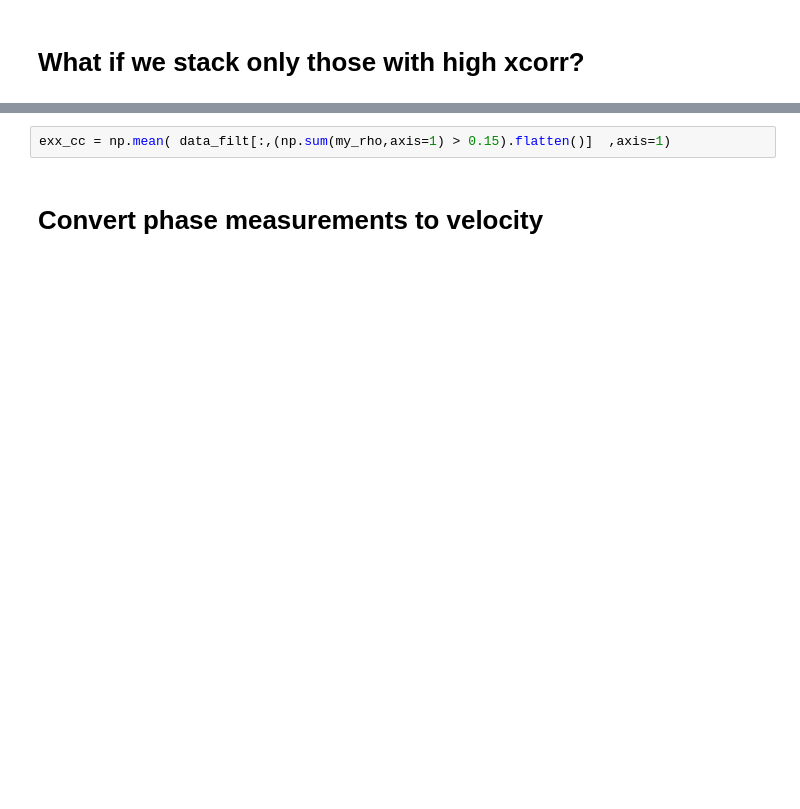
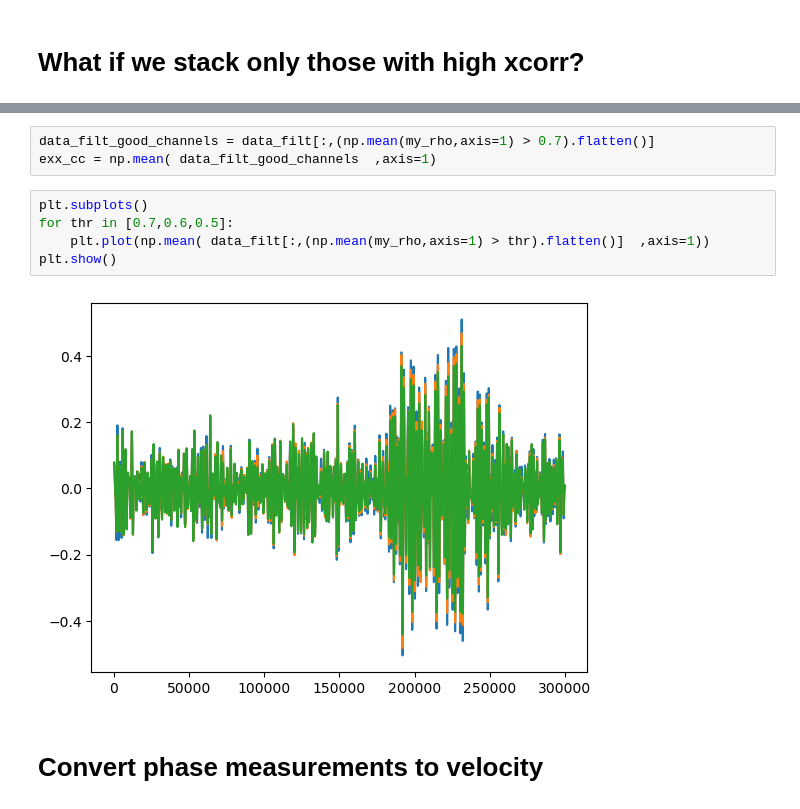
Before and after one commit to bradlipovsky/das-stuff, a Jupyter notebook: seadasn-teleseisms.ipynb, the cells around one changed output, grey strips where cells are left out. Drawn from its saved outputs; the diff is of its cells as text; blank space fills up the shorter version.

```diff
--- a/seadasn-teleseisms.ipynb
+++ b/seadasn-teleseisms.ipynb
@@ -250,5 +272,13 @@ The Channel with the highest xcor: 4
 # %%
-exx_cc = np.mean( data_filt[:,(np.sum(my_rho,axis=1) > 0.15).flatten()]  ,axis=1)
+data_filt_good_channels = data_filt[:,(np.mean(my_rho,axis=1) > 0.7).flatten()]
+exx_cc = np.mean( data_filt_good_channels  ,axis=1)
+# %%
+plt.subplots()
+for thr in [0.7,0.6,0.5]:
+    plt.plot(np.mean( data_filt[:,(np.mean(my_rho,axis=1) > thr).flatten()]  ,axis=1))
+plt.show()
+# %% [output]
+[figure, added]
 # %% [markdown]
 # Convert phase measurements to velocity
 # %%
```
Also changed, not shown: parts of 16 cells of this notebook.
